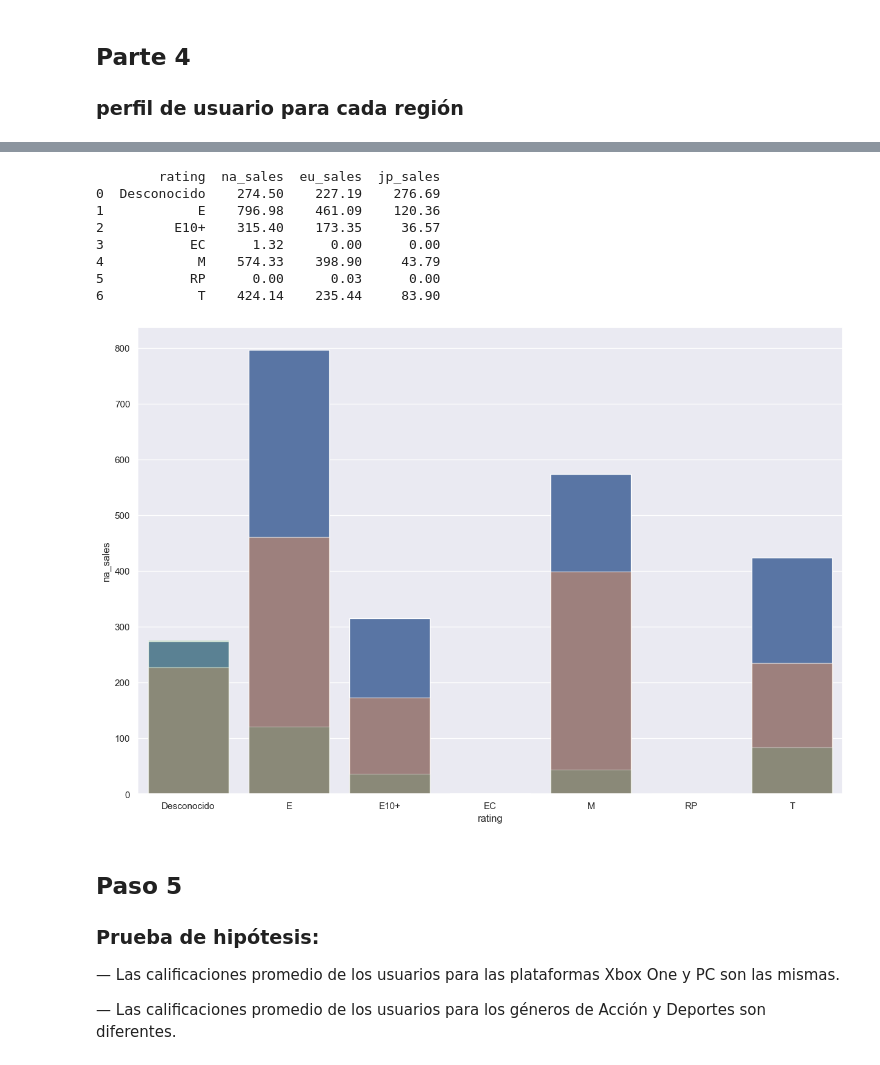
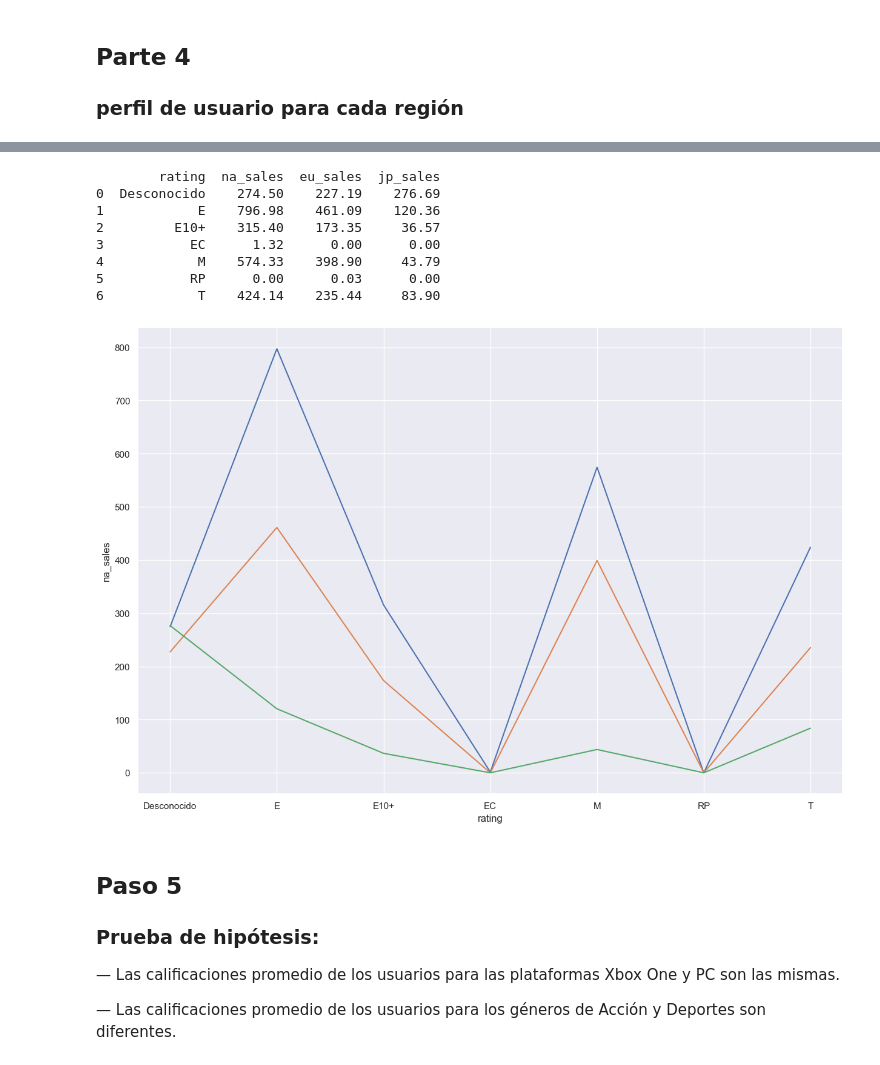
Before and after one commit to hukitan/tripleten, a Jupyter notebook: Proyectos_en_desarrollo/proyecto 6/proyecto6.ipynb, the cells around one changed output, grey strips where cells are left out. Cells and saved outputs as stored; diff of their text form; code cells hidden in the pictures.

```diff
--- a/Proyectos_en_desarrollo/proyecto 6/proyecto6.ipynb
+++ b/Proyectos_en_desarrollo/proyecto 6/proyecto6.ipynb
@@ -307,22 +309,23 @@ plt.show()
 # %%
 dat_byRating=dat_05adv.groupby("rating")[["na_sales", "eu_sales", "jp_sales"]].sum().reset_index()
 
 print(dat_byRating)
-graf7 = sns.barplot(data= dat_byRating, x="rating",y="na_sales")
-graf7 = sns.barplot(data= dat_byRating, x="rating",y="eu_sales",alpha=.6)
-graf7 = sns.barplot(data= dat_byRating, x="rating",y="jp_sales",alpha=.3)
+graf7 = sns.lineplot(data= dat_byRating, x="rating",y="na_sales")
+graf7 = sns.lineplot(data= dat_byRating, x="rating",y="eu_sales")
+graf7 = sns.lineplot(data= dat_byRating, x="rating",y="jp_sales")
+
 
 plt.show()
 # %% [output]
         rating  na_sales  eu_sales  jp_sales
 0  Desconocido    274.50    227.19    276.69
 1            E    796.98    461.09    120.36
 2         E10+    315.40    173.35     36.57
 3           EC      1.32      0.00      0.00
 4            M    574.33    398.90     43.79
 5           RP      0.00      0.03      0.00
 6            T    424.14    235.44     83.90
-[figure, old version]
+[figure, new version]
 # %% [markdown]
 ## Paso 5
 ### Prueba de hipótesis:
```
Also changed, not shown: parts of 2 cells of this notebook.
